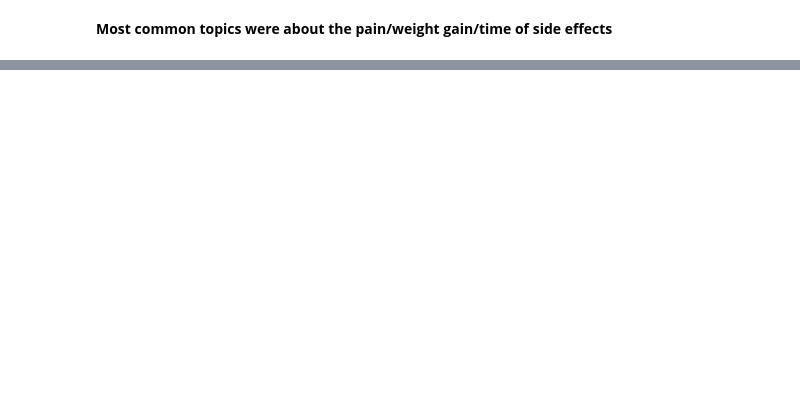
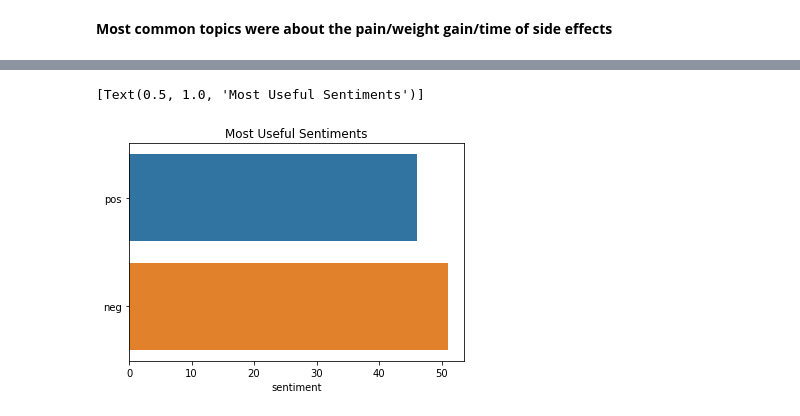
Before and after one commit to KCYL/Metis-Drug-Review-NLP-Project, a Jupyter notebook: Metis_NLP Project_Che-Yu Liu.ipynb, the cells around one changed output, grey strips where cells are left out. Drawn from its saved outputs; the diff is of its cells as text; code cells hidden in the pictures; blank space fills up the shorter version.

```diff
--- a/Metis_NLP Project_Che-Yu Liu.ipynb
+++ b/Metis_NLP Project_Che-Yu Liu.ipynb
@@ -480,0 +481,9 @@ doc_topic_df[:20]
+# %%
+sentiments = ["pos","neg"]
+topic = [0,1]
+topics = ["pain", "Period/ Weight gain"]
+# %%
+sns.barplot(x = doc_topic_df["sentiment"][:100].value_counts()[sentiments], y = sentiments).set(title="Most Useful Sentiments")
+# %% [output]
+[Text(0.5, 1.0, 'Most Useful Sentiments')]
+[figure, added]
```
Also changed, not shown: parts of 8 cells of this notebook.
